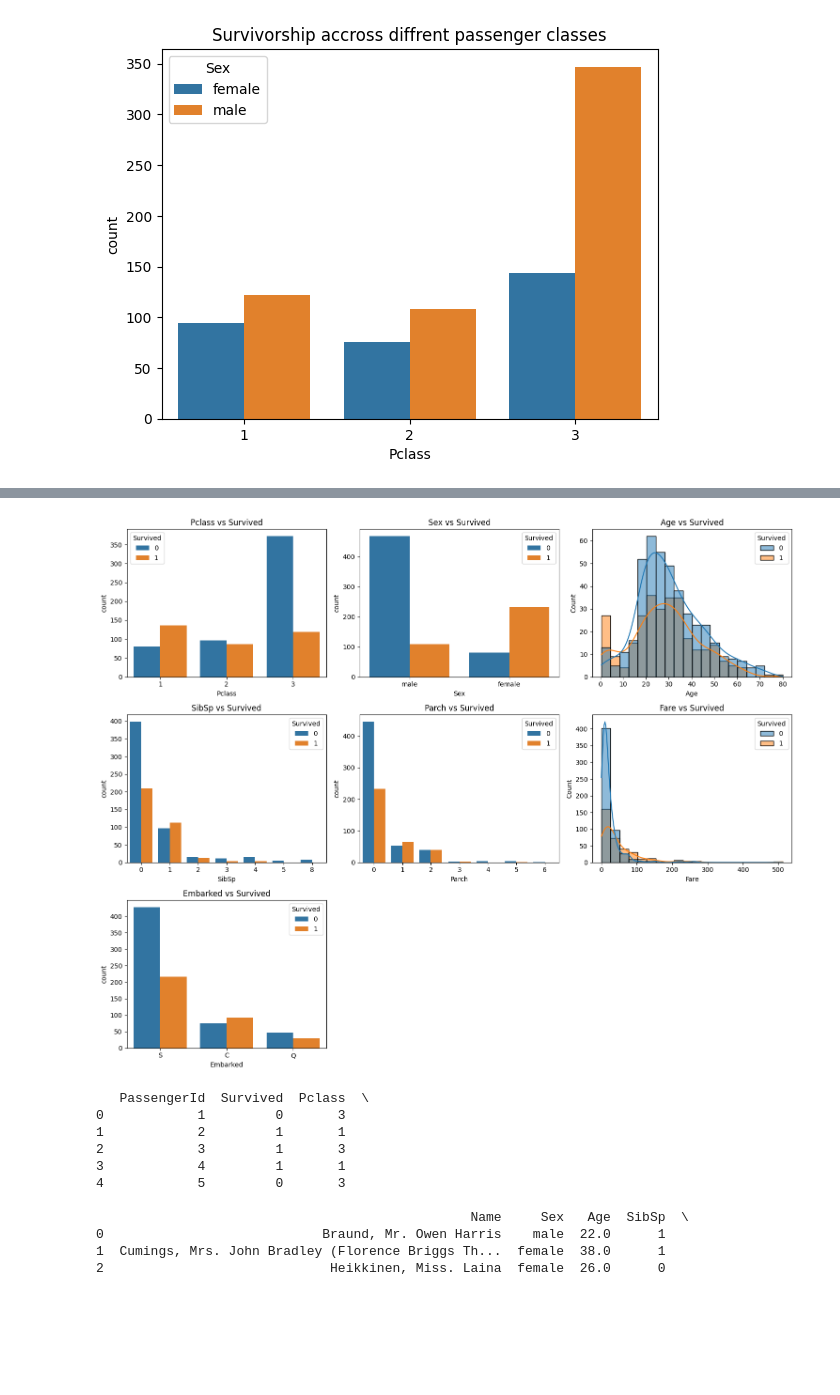
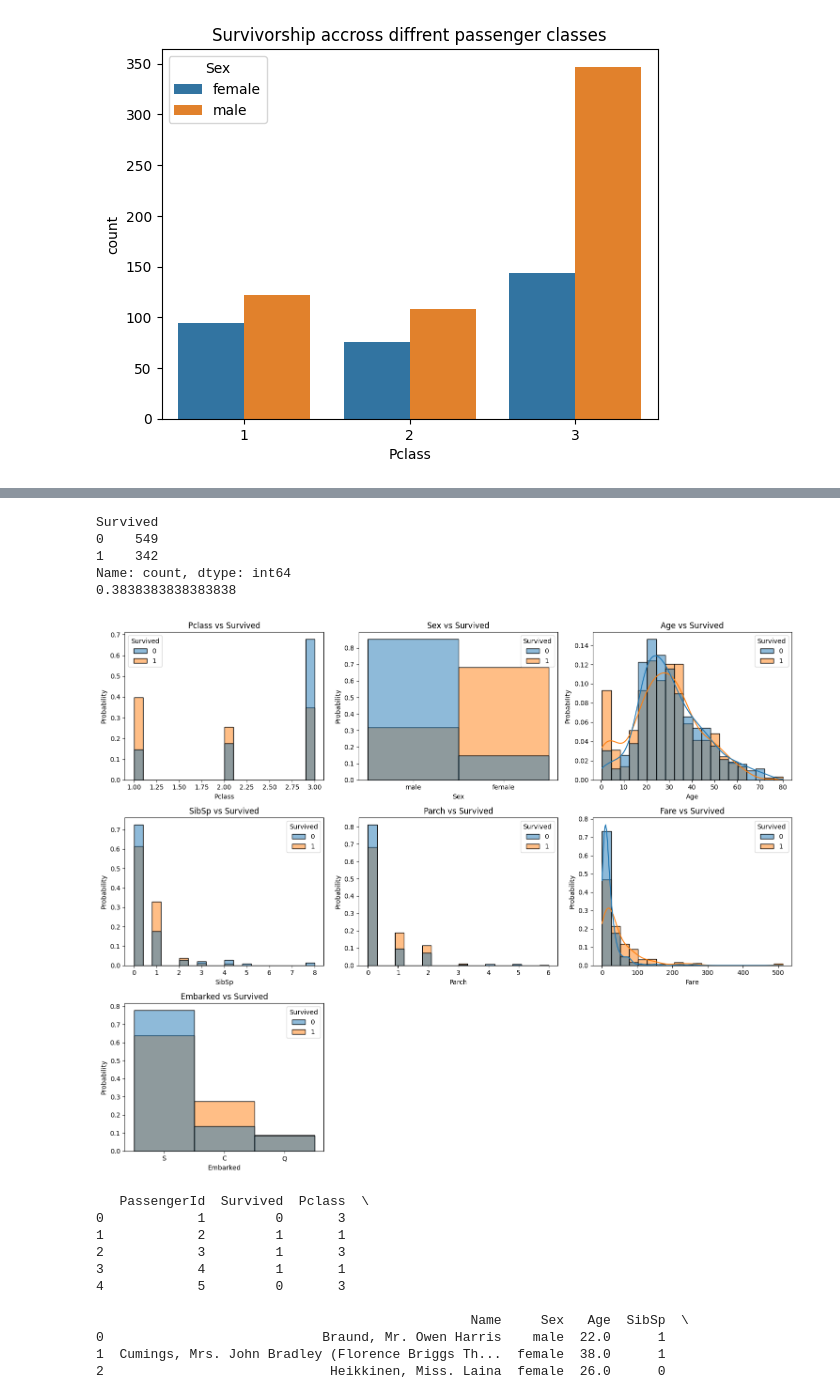
Before and after one commit to MariuszGodl/preprocessing-gradient, a Jupyter notebook: src/titanic.ipynb, the cells around one changed output, grey strips where cells are left out. Saved outputs shown, nothing was run; the diff lists cells and outputs as text; code cells hidden in the pictures; blank space fills up the shorter version.

```diff
--- a/src/titanic.ipynb
+++ b/src/titanic.ipynb
@@ -144,3 +186,13 @@ plt.show()
+# %%
+print(train["Survived"].value_counts())
+survived_ratio = (train["Survived"] == 1).mean()
+print(survived_ratio)
+# %% [output]
+Survived
+0    549
+1    342
+Name: count, dtype: int64
+0.3838383838383838
 # %%
 
 def multiplot(df, column_to_hue, cols_to_exclude=None, nr_of_plots_col=3):
@@ -149,36 +201,47 @@ def multiplot(df, column_to_hue, cols_to_exclude=None, nr_of_plots_col=3):
 
     nr_of_plots = df.shape[1] - len(cols_to_exclude) - 1
     nr_of_plots_row = math.ceil(nr_of_plots / nr_of_plots_col)
 
     fig, axes = plt.subplots(nr_of_plots_row, nr_of_plots_col, figsize=(5*nr_of_plots_col, 4*nr_of_plots_row))
     axes = axes.flatten()
 
     i = 0
     for col in df.columns:
         if col == column_to_hue or col in cols_to_exclude:
             continue
 
         # Categorical features (object dtype or few unique values)
         if df[col].dtype == 'object' or df[col].nunique() < 10:
-            sns.countplot(data=df, x=col, hue=column_to_hue, ax=axes[i])
+            sns.histplot(data=df, x=col, hue=column_to_hue, bins=20, ax=axes[i],
+                common_norm=False, stat="probability"
+            )
+
+
 
         # Numeric features
         elif pd.api.types.is_numeric_dtype(df[col]):
-            sns.histplot(data=df, x=col, hue=column_to_hue, bins=20, kde=True, ax=axes[i])
+            sns.histplot(
+                data=df, x=col, hue=column_to_hue, bins=20, kde=True, ax=axes[i],
+                common_norm=False, stat="probability"
+            )
+
+            #sns.histplot(data=df, x=col, hue=column_to_hue, bins=20, kde=True, ax=axes[i])
 
         axes[i].set_title(f"{col} vs {column_to_hue}")
         i += 1
 
     # Remove unused subplots
     for j in range(i, len(axes)):
         fig.delaxes(axes[j])
 
     plt.tight_layout()
     plt.show()
 
 multiplot(train, "Survived", ["Name","Cabin", "PassengerId", "Ticket"])
+# we might consider rescaling the plot, as there might be more people which has died then the people which has
+# survived
 # %% [output]
-[figure, old version]
+[figure, new version]
 # %%
 # base on that analysis we can quite safly assume that
 # if we will aproximate age base on these 2 factors it will not change our analysis that much
```
Also changed, not shown: parts of 1 cell of this notebook.
